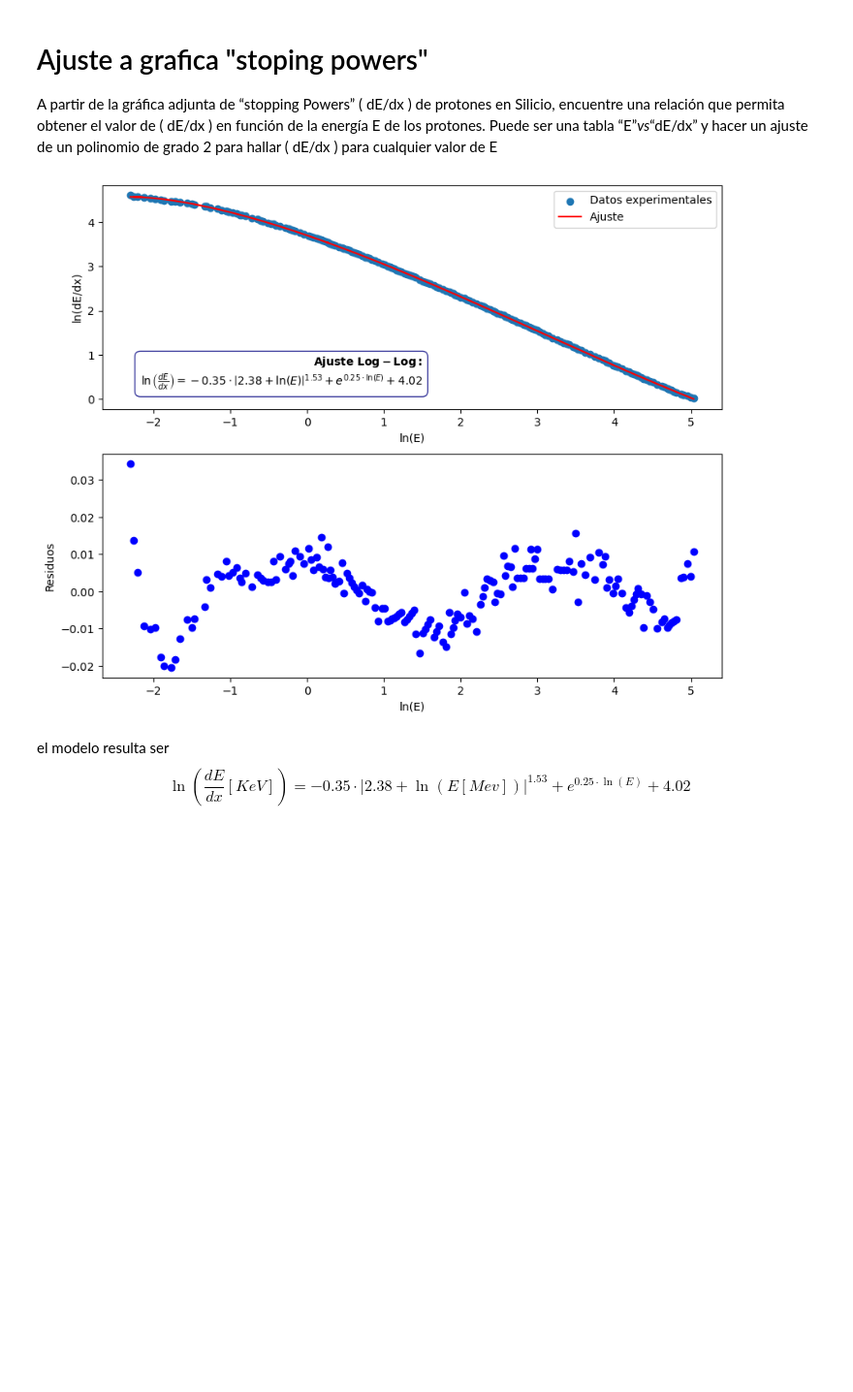
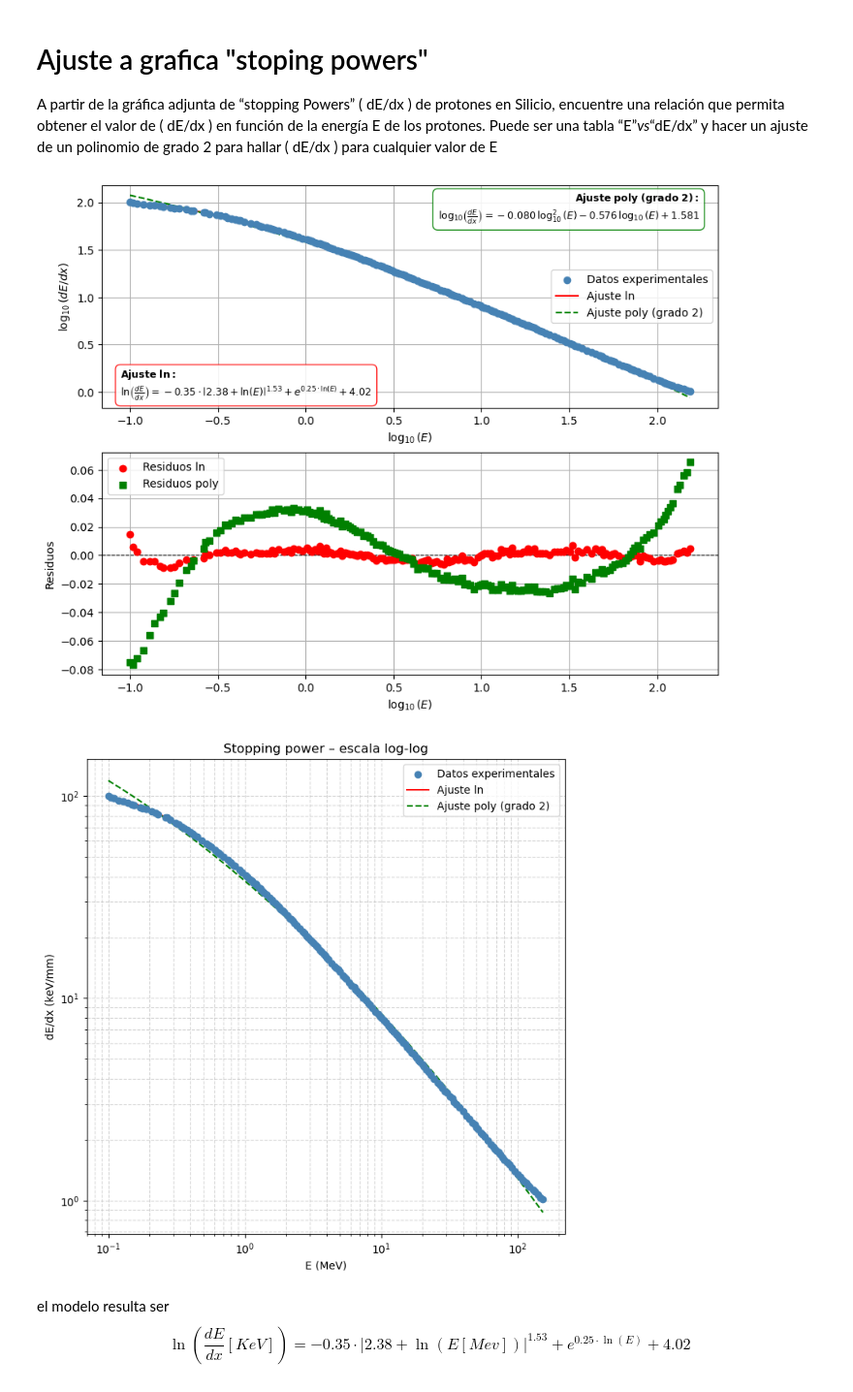
Before and after one commit to thomatrixting/Proton_depth_range_simulation, a Jupyter notebook: main.ipynb, the cells around one changed output. Shown at 97% size. Cells and saved outputs as stored; diff of their text form; code cells hidden in the pictures; blank space fills up the shorter version.

Commit message:
resolve problems of units added another fit poly2 in orther to have 2 comparisons and comparing the computacional results with the theoric ones

```diff
--- a/main.ipynb
+++ b/main.ipynb
@@ -14,9 +14,10 @@ cualquier valor de E
 # %%
 from utilities.ajuste  import ajuste_stopping_power, modelo
 # %%
-fig, model_data = ajuste_stopping_power()
+(fig1, fig2), (model_ln, model_poly), (popt, pcov, poly_coef) = ajuste_stopping_power()
 # %% [output]
-[figure, old version]
+[figure, new version]
+[figure, added]
 # %% [markdown]
 el modelo resulta ser
 $$
```
Also changed, not shown: parts of 10 cells of this notebook, 4 other files.
